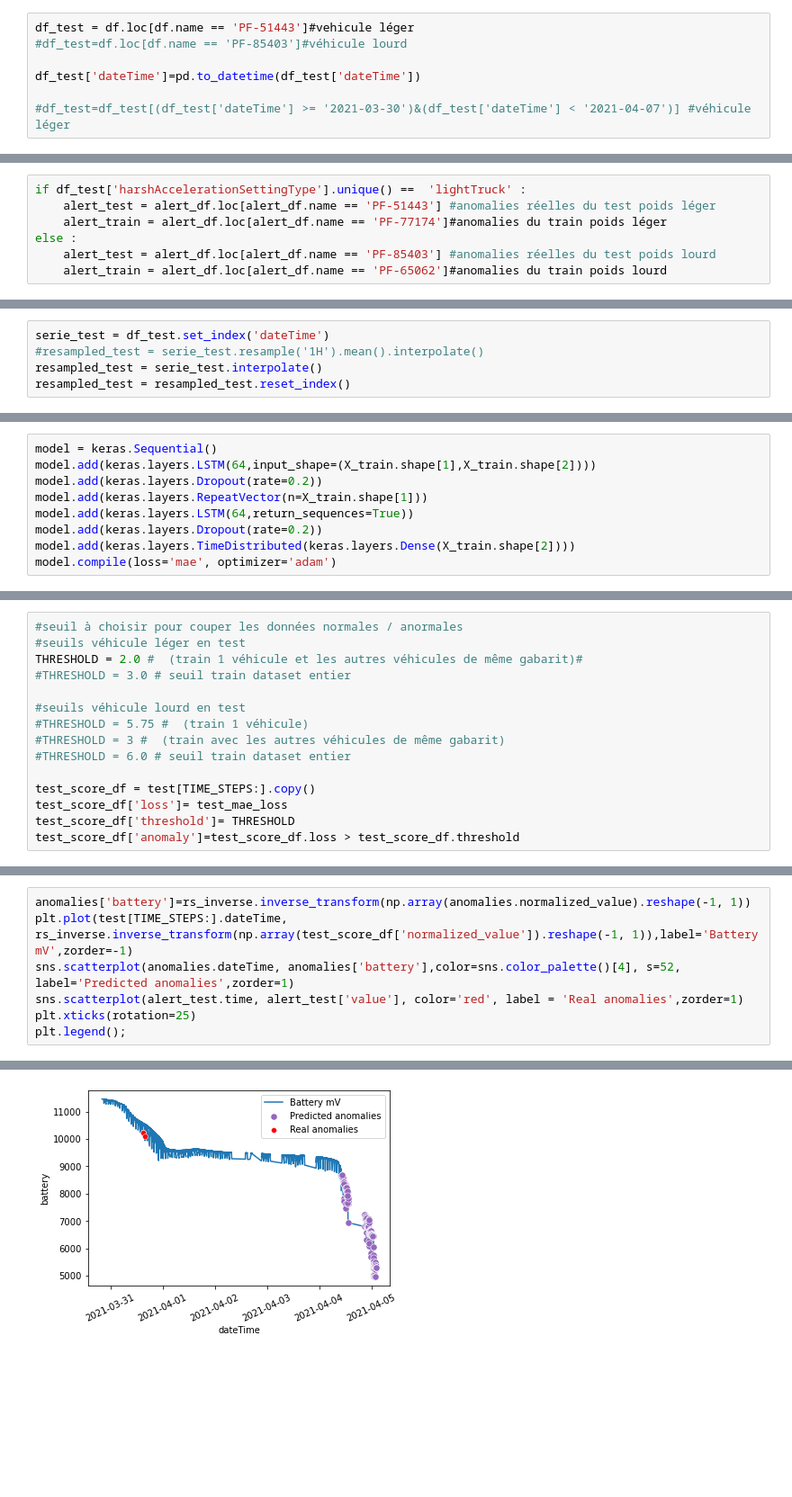
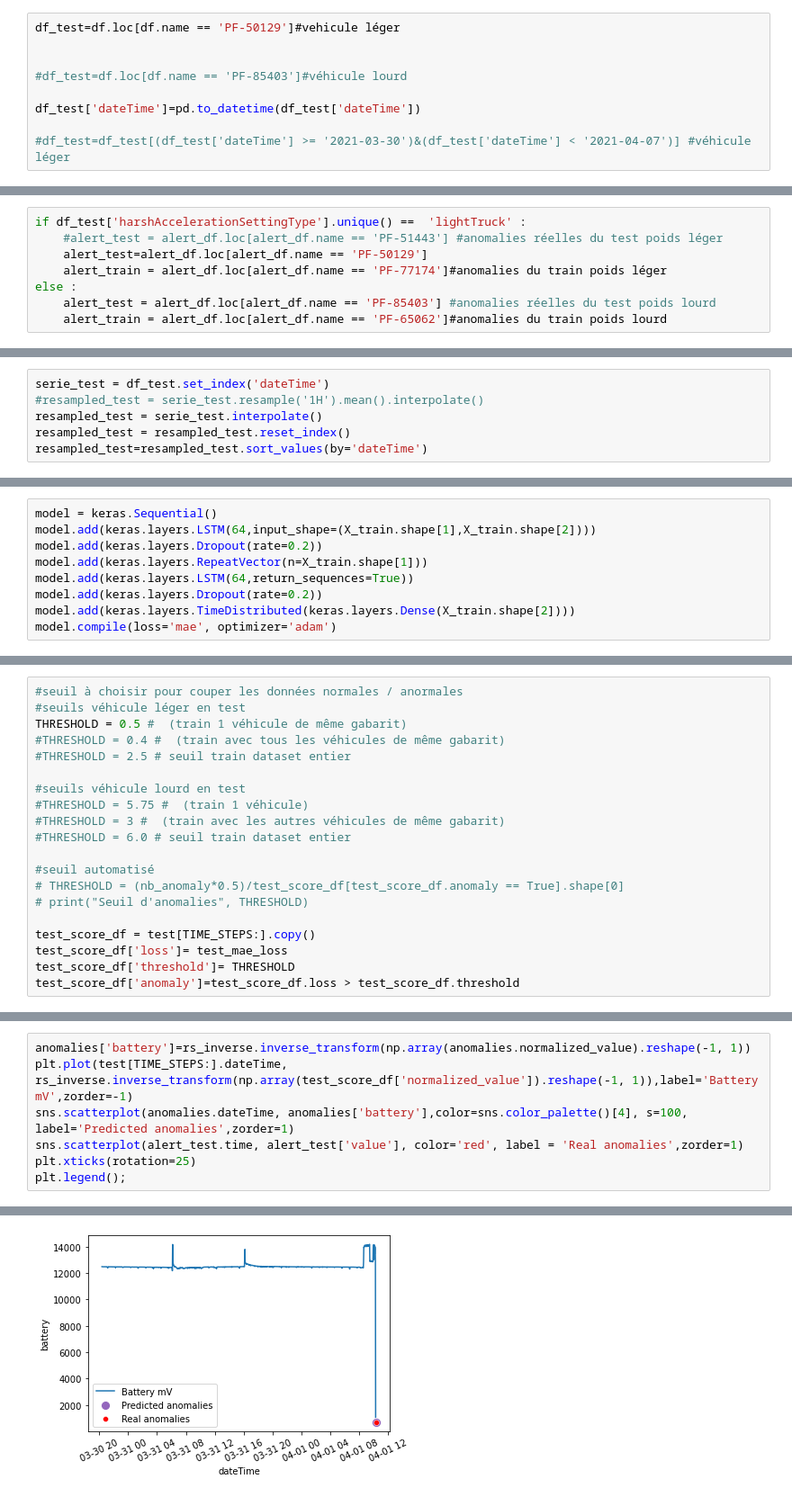
Before and after one commit to ariraja/Anomaly_Detection, a Jupyter notebook: Benchmark.ipynb, the cells around one changed output, grey strips where cells are left out. Shown at 90% size. Cells and saved outputs as stored; diff of their text form; blank space fills up the shorter version.

```diff
--- a/Benchmark.ipynb
+++ b/Benchmark.ipynb
@@ -85,7 +85,9 @@ Name: name, Length: 375, dtype: int64
 # %% [markdown]
 ## Choix du camion et de la période 🚚📆
 # %%
-df_test = df.loc[df.name == 'PF-51443']#vehicule léger
+df_test=df.loc[df.name == 'PF-50129']#vehicule léger
+
+
 #df_test=df.loc[df.name == 'PF-85403']#véhicule lourd
 
 df_test['dateTime']=pd.to_datetime(df_test['dateTime'])
@@ -149,7 +151,8 @@ Name: value, Length: 103, dtype: float64
 alert_df['time']=pd.to_datetime(alert_df['time'])
 # %%
 if df_test['harshAccelerationSettingType'].unique() ==  'lightTruck' :
-    alert_test = alert_df.loc[alert_df.name == 'PF-51443'] #anomalies réelles du test poids léger
+    #alert_test = alert_df.loc[alert_df.name == 'PF-51443'] #anomalies réelles du test poids léger
+    alert_test=alert_df.loc[alert_df.name == 'PF-50129']
     alert_train = alert_df.loc[alert_df.name == 'PF-77174']#anomalies du train poids léger
 else :
     alert_test = alert_df.loc[alert_df.name == 'PF-85403'] #anomalies réelles du test poids lourd
@@ -166,4 +170,5 @@ serie_test = df_test.set_index('dateTime')
 #resampled_test = serie_test.resample('1H').mean().interpolate()
 resampled_test = serie_test.interpolate()
 resampled_test = resampled_test.reset_index()
+resampled_test=resampled_test.sort_values(by='dateTime')
 # %%
@@ -343,14 +368,19 @@ sns.distplot(test_mae_loss, bins=50, kde=True);
 # %%
 #seuil à choisir pour couper les données normales / anormales
 #seuils véhicule léger en test
-THRESHOLD = 2.0 #  (train 1 véhicule et les autres véhicules de même gabarit)#
-#THRESHOLD = 3.0 # seuil train dataset entier
+THRESHOLD = 0.5 #  (train 1 véhicule de même gabarit)
+#THRESHOLD = 0.4 #  (train avec tous les véhicules de même gabarit)
+#THRESHOLD = 2.5 # seuil train dataset entier
 
 #seuils véhicule lourd en test
 #THRESHOLD = 5.75 #  (train 1 véhicule)
 #THRESHOLD = 3 #  (train avec les autres véhicules de même gabarit)
 #THRESHOLD = 6.0 # seuil train dataset entier
 
+#seuil automatisé
+# THRESHOLD = (nb_anomaly*0.5)/test_score_df[test_score_df.anomaly == True].shape[0]
+# print("Seuil d'anomalies", THRESHOLD)
+
 test_score_df = test[TIME_STEPS:].copy()
 test_score_df['loss']= test_mae_loss
 test_score_df['threshold']= THRESHOLD
@@ -381,19 +446,19 @@ anomalies
 # %%
 anomalies['battery']=rs_inverse.inverse_transform(np.array(anomalies.normalized_value).reshape(-1, 1))
 plt.plot(test[TIME_STEPS:].dateTime, rs_inverse.inverse_transform(np.array(test_score_df['normalized_value']).reshape(-1, 1)),label='Battery mV',zorder=-1)
-sns.scatterplot(anomalies.dateTime, anomalies['battery'],color=sns.color_palette()[4], s=52, label='Predicted anomalies',zorder=1)
+sns.scatterplot(anomalies.dateTime, anomalies['battery'],color=sns.color_palette()[4], s=100, label='Predicted anomalies',zorder=1)
 sns.scatterplot(alert_test.time, alert_test['value'], color='red', label = 'Real anomalies',zorder=1)
 plt.xticks(rotation=25)
 plt.legend();
 # %% [output]
 A value is trying to be set on a copy of a slice from a DataFrame.
 Try using .loc[row_indexer,col_indexer] = value instead
 
 See the caveats in the documentation: https://pandas.pydata.org/pandas-docs/stable/user_guide/indexing.html#returning-a-view-versus-a-copy
 
 
 Pass the following variables as keyword args: x, y. From version 0.12, the only valid positional argument will be `data`, and passing other arguments without an explicit keyword will result in an erro ...
 
 
 Pass the following variables as keyword args: x, y. From version 0.12, the only valid positional argument will be `data`, and passing other arguments without an explicit keyword will result in an erro ...
-[figure, old version]
+[figure, new version]
```
Also changed, not shown: parts of 20 cells of this notebook, 2 other files.
